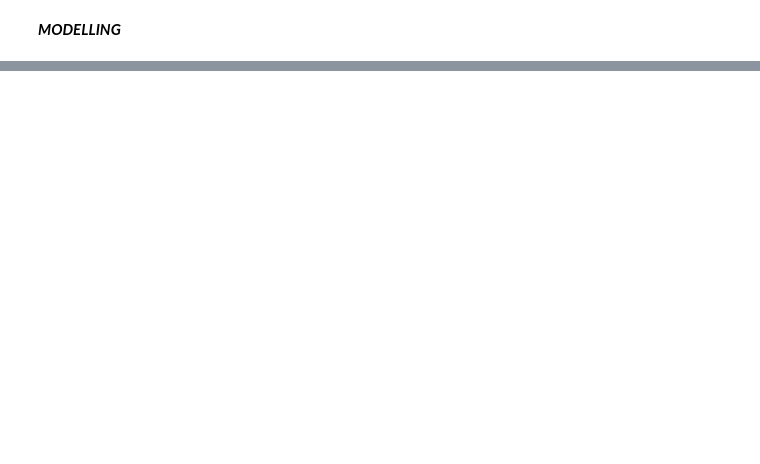
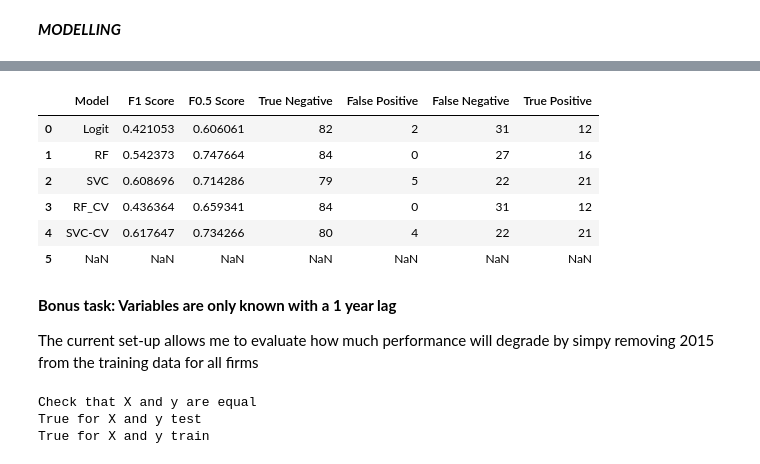
Before and after one commit to callmegramma/Dividend_cut, a Jupyter notebook: Markit_Notebook_Plamen_Ivanov.ipynb, the cells around one changed output, grey strips where cells are left out. Drawn from its saved outputs; the diff is of its cells as text; code cells hidden in the pictures; blank space fills up the shorter version.

```diff
--- a/Markit_Notebook_Plamen_Ivanov.ipynb
+++ b/Markit_Notebook_Plamen_Ivanov.ipynb
@@ -267,0 +528,16 @@ X_train_trans = data_transformer.transform(X_train)
+# %%
+# Cross validated Random Forest
+parameters_RF = {
+ 'criterion': ('gini', 'entropy'),
+ 'min_samples_leaf': (8,24,48),
+ }
+
+RF_CV_model = GridSearchCV(RF_model, parameters_RF, cv=GroupKFold(10), n_jobs=-1)
+
+RF_CV_model.fit(X_train_trans, y_train, groups=X_train['firm_id'])
+
+RF_CV_predictions = RF_CV_model.predict(data_transformer.transform(X_test))
+
+print('Best parameters for RF are: ' + str(RF_CV_model.best_params_))
+
+print(classification_report(y_test, RF_CV_predictions))
@@ -267,0 +554,16 @@ X_train_trans = data_transformer.transform(X_train)
+# %%
+# Cross validated SVC
+parameters_SVC = {
+ 'fit_intercept': (True, False),
+ 'C': (1,5,10,25),
+ }
+
+SVC_CV_model = GridSearchCV(SVC_model, parameters_SVC, cv=GroupKFold(10), n_jobs=-1)
+
+SVC_CV_model.fit(X_train_trans, y_train, groups=X_train['firm_id'])
+
+SVC_CV_predictions = SVC_CV_model.predict(data_transformer.transform(X_test))
+
+print('Best parameters for SCV are: ' + str(SVC_CV_model.best_params_))
+
+print(classification_report(y_test, SVC_CV_predictions))
@@ -267,0 +580,9 @@ X_train_trans = data_transformer.transform(X_train)
+# %%
+#Add cross validated models to comparison
+
+for model, name, row in zip([RF_CV_predictions,SVC_CV_predictions],["RF_CV","SVC-CV"],[3,4]):
+    print(model,name,row)
+    tn, fp, fn, tp = confusion_matrix(y_test, model).ravel()
+    model_comparison.loc[row] = [name,fbeta_score(y_test,model,beta=1),fbeta_score(y_test,model,beta=0.5),tn, fp, fn, tp]
+
+del(tn, fp, fn, tp, model, name, row)
@@ -267,0 +602,29 @@ X_train_trans = data_transformer.transform(X_train)
+# %%
+model_comparison
+#It seems that the CV SVC model gives us the best trade-off between False Positives and True Positives
+#as seen in the F0.5 score so this will be the final model I select
+# %% [output]
+|  | Model | F1 Score | F0.5 Score | True Negative | False Positive | False Negative | True Positive |
+| 0 | Logit | 0.421053 | 0.606061 | 82 | 2 | 31 | 12 |
+| 1 | RF | 0.542373 | 0.747664 | 84 | 0 | 27 | 16 |
+| 2 | SVC | 0.608696 | 0.714286 | 79 | 5 | 22 | 21 |
+| 3 | RF_CV | 0.436364 | 0.659341 | 84 | 0 | 31 | 12 |
+| 4 | SVC-CV | 0.617647 | 0.734266 | 80 | 4 | 22 | 21 |
+| 5 | NaN | NaN | NaN | NaN | NaN | NaN | NaN |
+# %% [markdown]
+**Bonus task: Variables are only known with a 1 year lag**
+
+The current set-up allows me to evaluate how much performance will degrade by simpy removing 2015 from the training data for all firms
+# %%
+#Let's have a quick check
+X_train = imputed_data.loc[range(2008,2015),imputed_data.columns != 'Div_Cut']
+y_train = imputed_data.loc[range(2008,2015),'Div_Cut']
+
+#Check that nothing went wrong
+print('Check that X and y are equal')
+print(len(X_test)==len(y_test),"for X and y test")
+print(len(X_train)==len(y_train),"for X and y train")
+# %% [output]
+Check that X and y are equal
+True for X and y test
+True for X and y train
```
Also changed, not shown: parts of 47 cells of this notebook.
